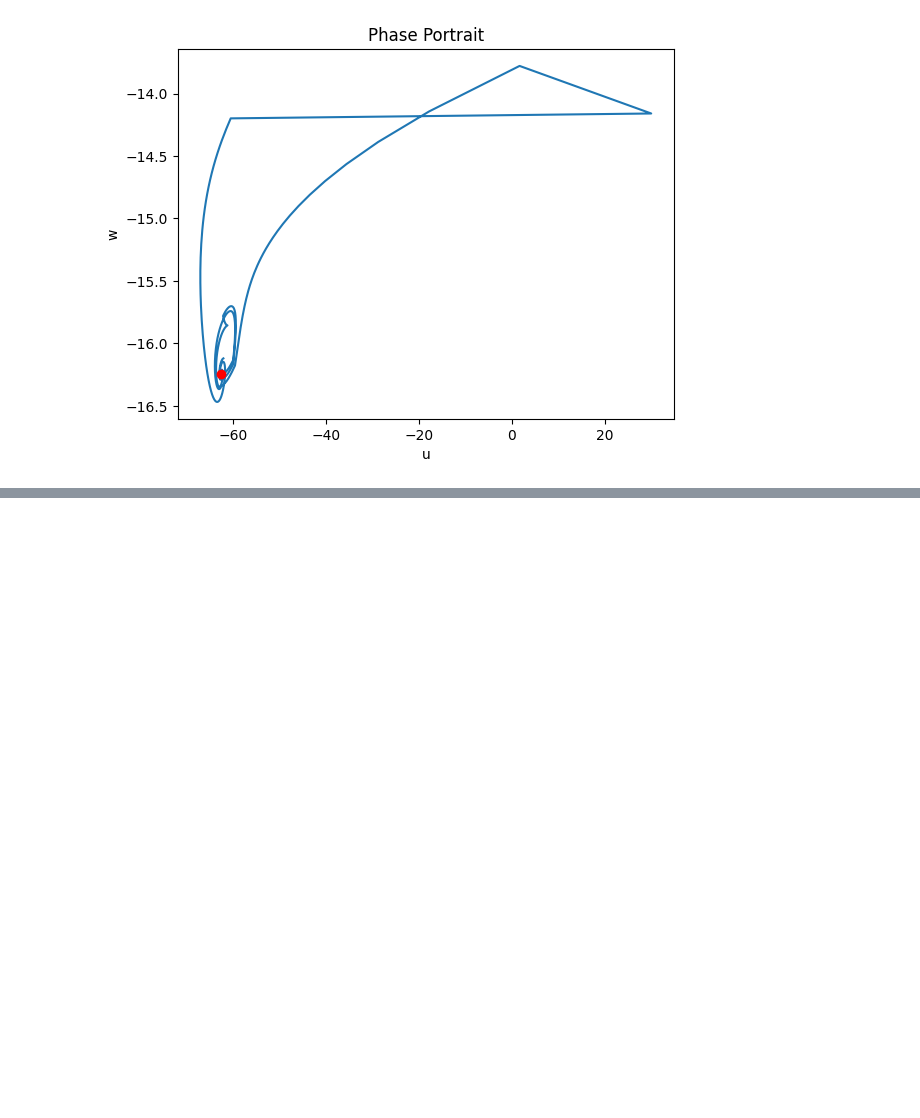
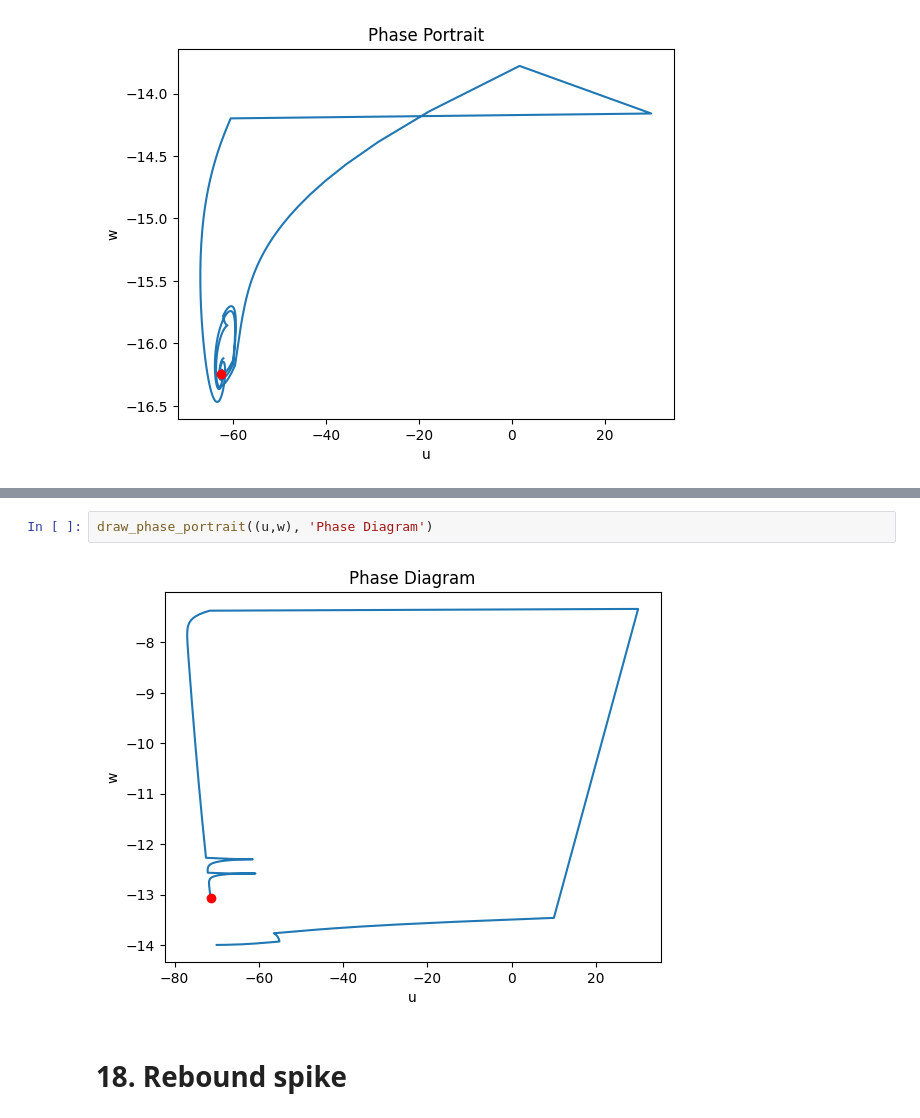
Before and after one commit to U-n-Own/UniversityNotes, a Jupyter notebook: Assignments/ComputationalNeuroscience/FirstAssignment/izhikevich_simulation.ipynb, the cells around one changed output, grey strips where cells are left out. Drawn from its saved outputs; the diff is of its cells as text; blank space fills up the shorter version.

```diff
--- a/Assignments/ComputationalNeuroscience/FirstAssignment/izhikevich_simulation.ipynb
+++ b/Assignments/ComputationalNeuroscience/FirstAssignment/izhikevich_simulation.ipynb
@@ -614,0 +682,6 @@ draw_phase_portrait((u, w), 'Phase Portrait')
+# %%
+draw_phase_portrait((u,w), 'Phase Diagram')
+# %% [output]
+[figure, added]
+# %% [markdown]
+# 18. Rebound spike
```
Also changed, not shown: parts of 19 cells of this notebook.
